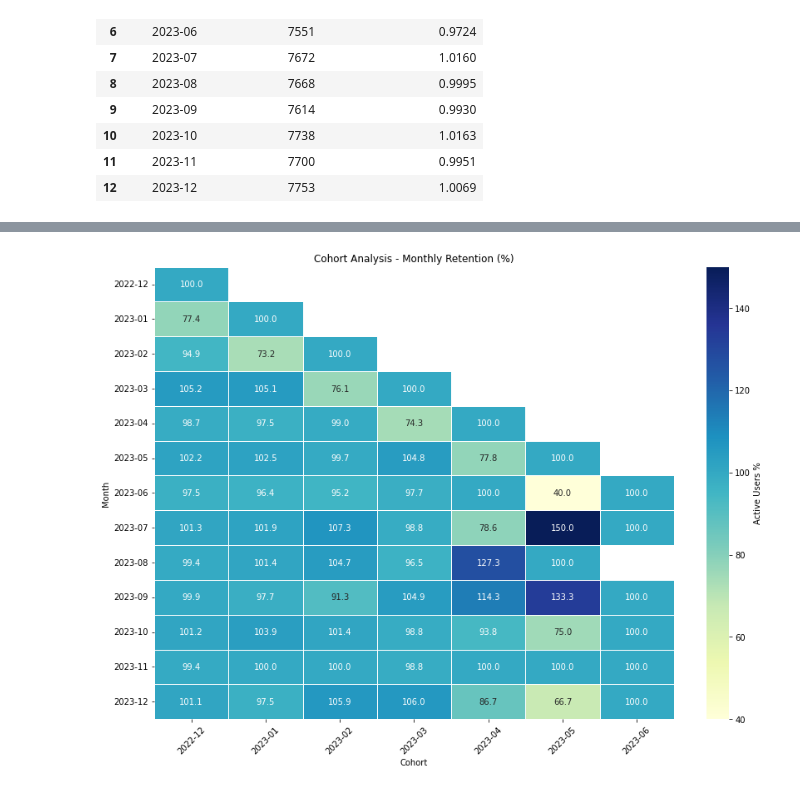
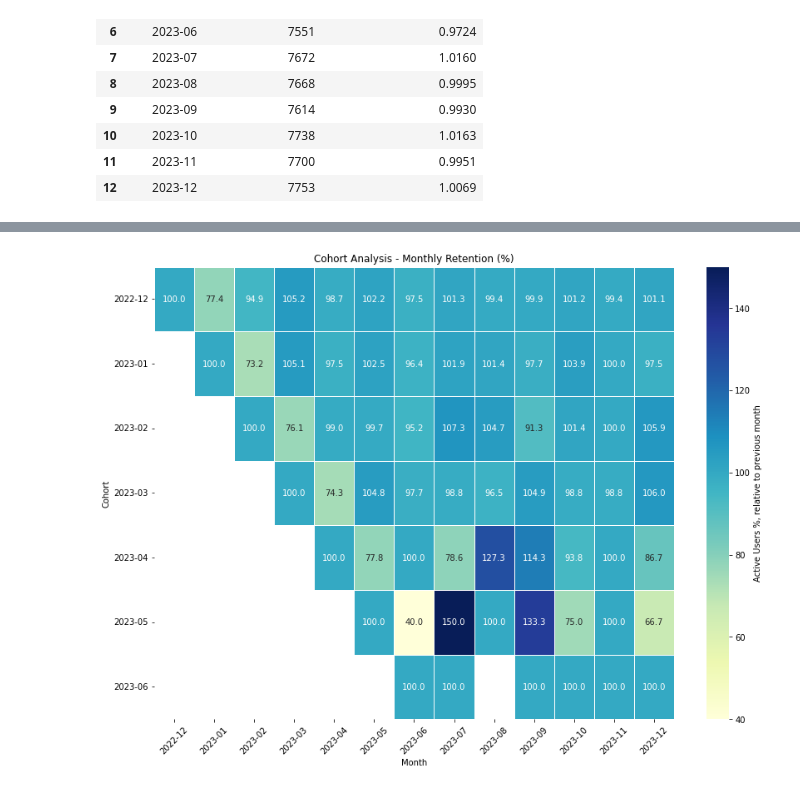
Before and after one commit to bialczykk/blockchain-analysis-simulation, a Jupyter notebook: notebook-2.ipynb, the cells around one changed output, grey strips where cells are left out. Saved outputs shown, nothing was run; the diff lists cells and outputs as text; code cells hidden in the pictures.

```diff
--- a/notebook-2.ipynb
+++ b/notebook-2.ipynb
@@ -90,6 +90,7 @@ def execute_query_to_dataframe(query, query_parameters: tuple = (), host="localh
 
     Args:
         query (str): SQL query to be executed.
+        query_parameters (tuple): Parameters to be used in the query.
         host (str): Database server host. Defaults to "localhost".
         user (str): Database user. Defaults to "root".
         password (str): Password for the database user.
@@ -256,0 +440,12 @@ df_cohorts = execute_query_to_dataframe(query, password=DB_PASSWORD, database="b
+# %%
+if retention_period == 'Week':
+    #df_cohorts['ActivityTime'] = pd.to_datetime(df_cohorts['ActivityTime'], format='%Y-%U')
+    df_cohorts['ActivityTime'] = df_cohorts['ActivityTime'].astype(str)
+    # add '-1' to the end of the string in every row
+    df_cohorts['ActivityTime'] = df_cohorts['ActivityTime'].apply(lambda x: str(x) + '-1')
+    df_cohorts['ActivityTime'] = pd.to_datetime(df_cohorts['ActivityTime'], format='%Y-%W-%w')
+
+    df_cohorts['ActivityMonth'] = pd.to_datetime(df_cohorts['ActivityTime'], format='%Y-%m')
+
+else:
+    df_cohorts['ActivityMonth'] = pd.to_datetime(df_cohorts['ActivityTime'], format='%Y-%m')
@@ -257,7 +468,7 @@ df_cohorts = execute_query_to_dataframe(query, password=DB_PASSWORD, database="b
 # %%
 df_user_counts = df_cohorts[df_cohorts['CohortMonth'] == df_cohorts['ActivityMonth']].copy()
 # %%
-df_cohorts_pivot = df_cohorts.pivot_table(index='CohortMonth', columns='ActivityMonth', values='PercentageOfLastMonth', aggfunc='first').reset_index()
+df_cohorts_pivot = df_cohorts.pivot_table(index='CohortMonth', columns='ActivityTime', values='PercentageOfLastPeriod', aggfunc='first').reset_index()
 
 # add the initial number of users to the pivot table
 
@@ -289,19 +491,19 @@ df_cohorts_pivot
 | 6 | 2023-06 | 1 | NaN | NaN | NaN | NaN | NaN | NaN | 100.0000 | 100.0000 | ... |
 # %%
 # Drop the 'InitialUserCount' column and set 'Cohort' as the index, then transpose
-df_for_heatmap = df_cohorts_pivot.drop('InitialUserCount', axis=1).set_index('Cohort').T
+df_for_heatmap = df_cohorts_pivot.drop('InitialUserCount', axis=1).set_index('Cohort')
 
 # Convert the DataFrame to float type to ensure all data is numeric
 df_for_heatmap = df_for_heatmap.apply(pd.to_numeric, errors='coerce')
 
 # Plotting the heatmap
 plt.figure(figsize=(14, 10))  # Adjust the figure size as needed
-sns.heatmap(df_for_heatmap, annot=True, fmt=".1f", cmap="YlGnBu", linewidths=.5, cbar_kws={'label': 'Active Users %'})
+sns.heatmap(df_for_heatmap, annot=True, fmt=".1f", cmap="YlGnBu", linewidths=.5, cbar_kws={'label': 'Active Users %, relative to previous month'})
 plt.title('Cohort Analysis - Monthly Retention (%)')
-plt.xlabel('Cohort')
-plt.ylabel('Month')
+plt.xlabel('Month')
+plt.ylabel('Cohort')
 plt.yticks(rotation=0)  # Ensure the y-axis labels are horizontal
 plt.xticks(rotation=45)  # Rotate the x-axis labels for better readability
 plt.show()
 # %% [output]
-[figure, old version]
+[figure, new version]
```
Also changed, not shown: parts of 17 cells of this notebook.
